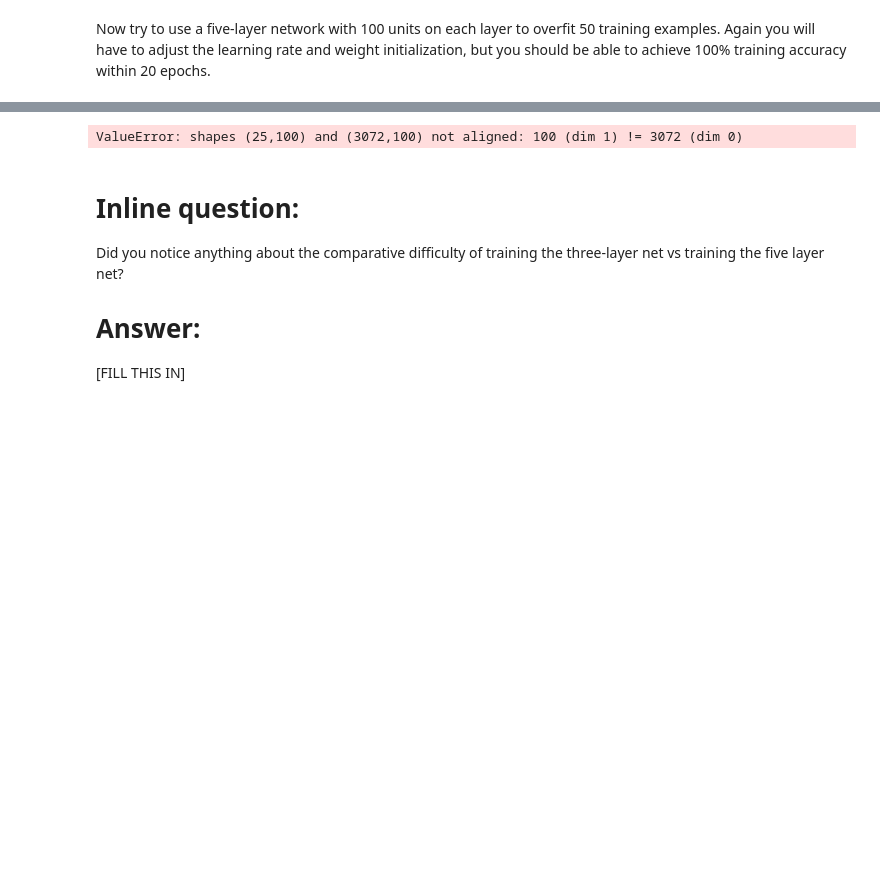
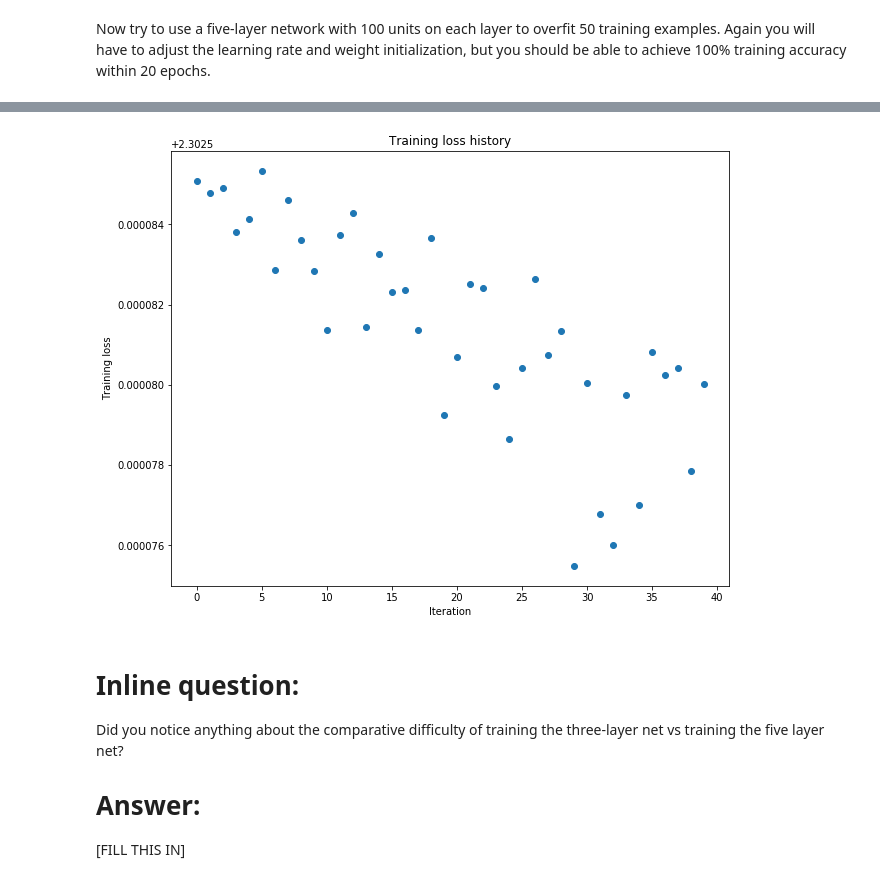
Before and after one commit to BedirYilmaz/cs231-stanford, a Jupyter notebook: assignment2/FullyConnectedNets.ipynb, the cells around one changed output, grey strips where cells are left out. Drawn from its saved outputs; the diff is of its cells as text; code cells hidden in the pictures; blank space fills up the shorter version.

```diff
--- a/assignment2/FullyConnectedNets.ipynb
+++ b/assignment2/FullyConnectedNets.ipynb
@@ -482,8 +482,8 @@ small_data = {
   'y_val': data['y_val'],
 }
 
-learning_rate = 1e-3
-weight_scale = 1e-5
+learning_rate = 1e-5
+weight_scale = 1e-9
 model = FullyConnectedNet([100, 100, 100, 100],
                 weight_scale=weight_scale, dtype=np.float64)
 solver = Solver(model, small_data,
@@ -510,4 +521,4 @@ forward layer 2
-ValueError: shapes (25,100) and (3072,100) not aligned: 100 (dim 1) != 3072 (dim 0)
+[figure, added]
 # %% [markdown]
 # Inline question:
 Did you notice anything about the comparative difficulty of training the three-layer net vs training the five layer net?
```
Also changed, not shown: parts of 3 cells of this notebook, 1 other file.
